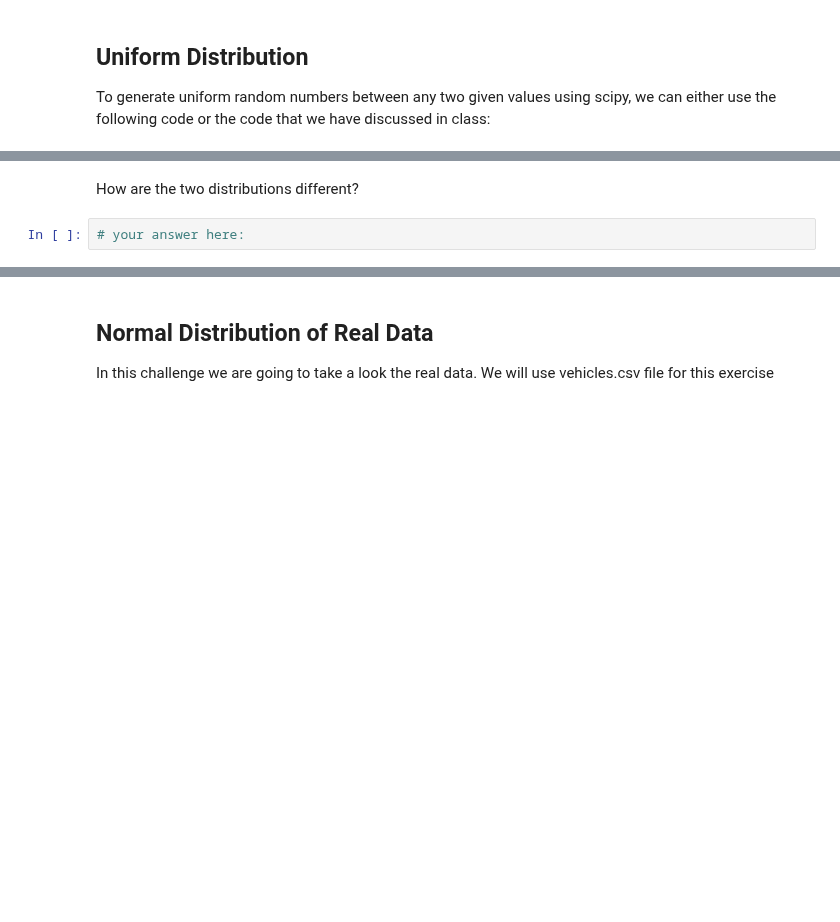
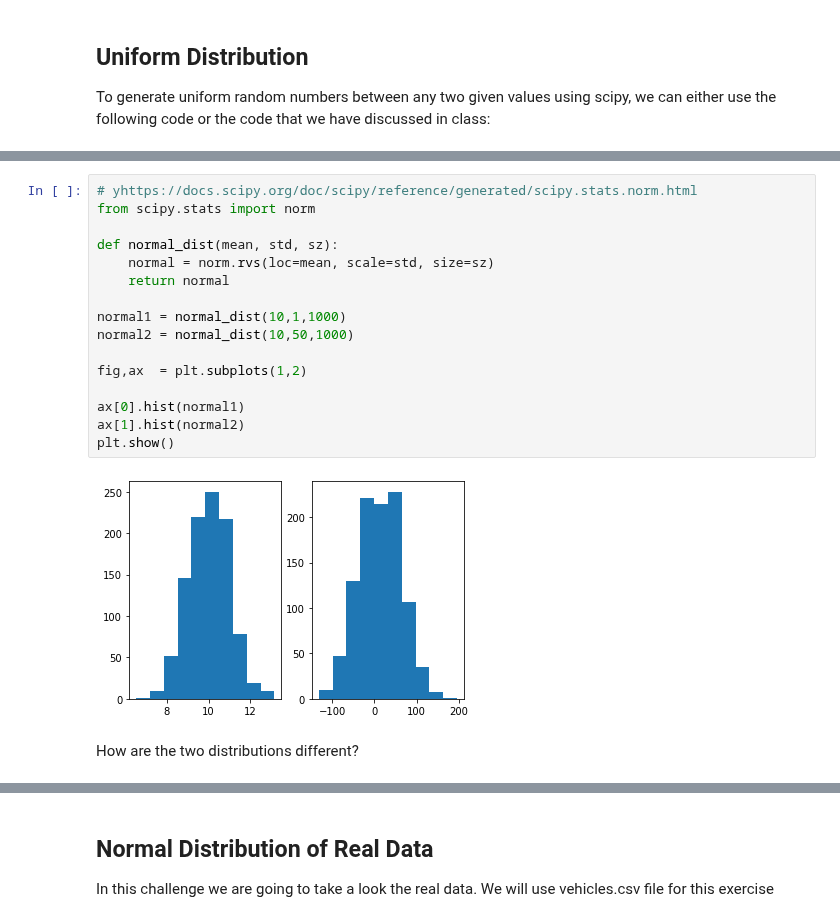
Before and after one commit to ta-data-lis/lab-probability-distributions, a Jupyter notebook: your-code/continuous.ipynb, the cells around one changed output, grey strips where cells are left out. Drawn from its saved outputs; the diff is of its cells as text; blank space fills up the shorter version.

```diff
--- a/your-code/continuous.ipynb
+++ b/your-code/continuous.ipynb
@@ -47,4 +86,20 @@ Your output should look like below:
+# %%
+# yhttps://docs.scipy.org/doc/scipy/reference/generated/scipy.stats.norm.html
+from scipy.stats import norm
+
+def normal_dist(mean, std, sz):
+    normal = norm.rvs(loc=mean, scale=std, size=sz)
+    return normal
+
+normal1 = normal_dist(10,1,1000)
+normal2 = normal_dist(10,50,1000)
+
+fig,ax  = plt.subplots(1,2)
+
+ax[0].hist(normal1)
+ax[1].hist(normal2)
+plt.show()
+# %% [output]
+[figure, added]
 # %% [markdown]
 How are the two distributions different?
-# %%
-# your answer here:
```
Also changed, not shown: parts of 24 cells of this notebook.
